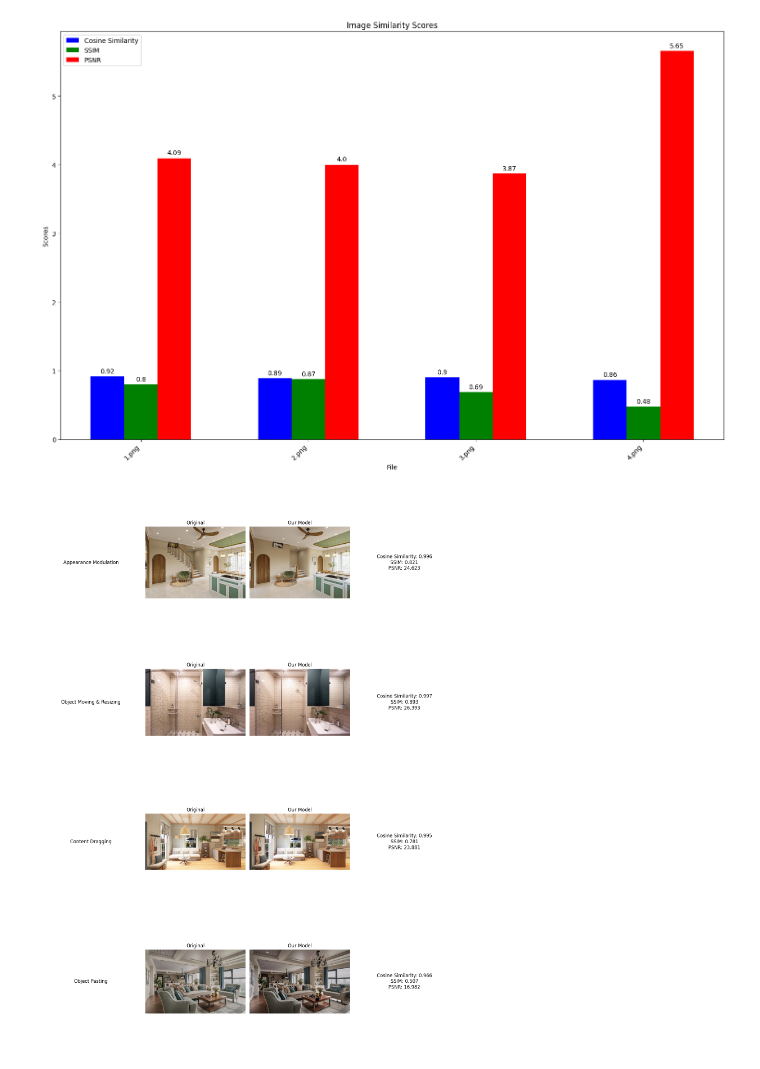
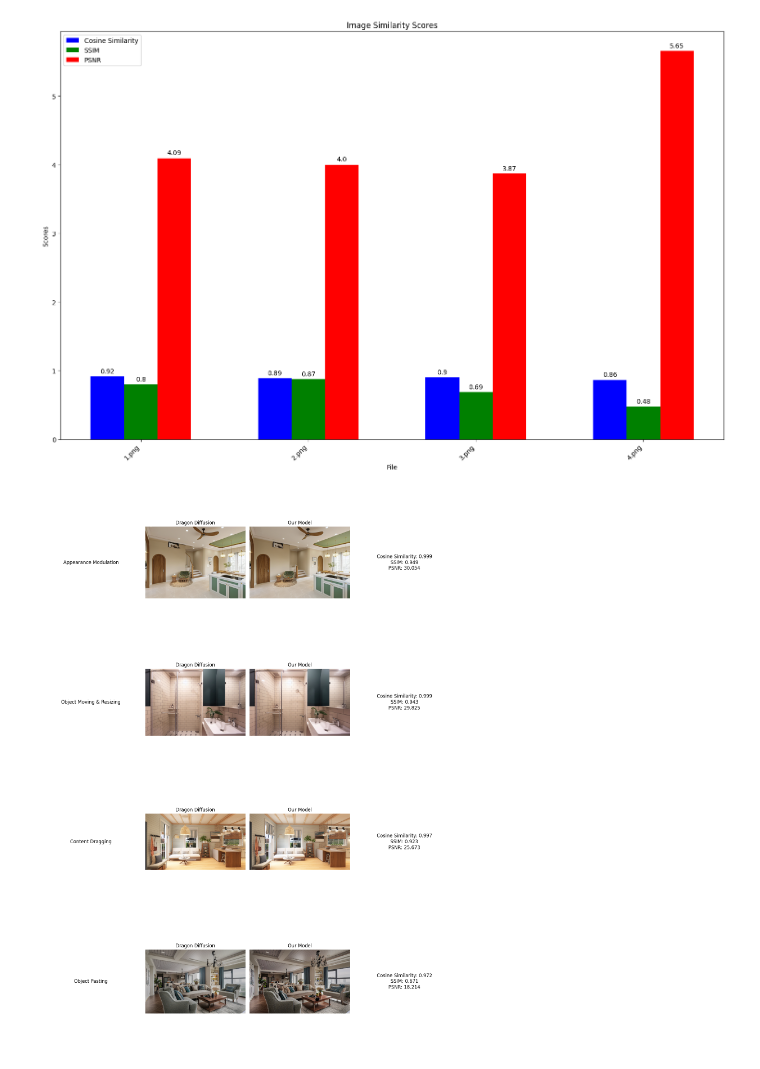
Before and after one commit to Ekanara/AI-Tool-for-Room-Decoration, a Jupyter notebook: plot.ipynb, the cells around one changed output. Drawn from its saved outputs; the diff is of its cells as text; code cells hidden in the pictures.

Commit message:
Comparison with dragon diffusion and our model

```diff
--- a/plot.ipynb
+++ b/plot.ipynb
@@ -184,7 +184,7 @@ plt.show()
 [figure]
 # %%
 base_dir = 'img'
-original_folder = os.path.join(base_dir, 'Original')
+original_folder = os.path.join(base_dir, 'DragonDiffusion')
 modified_folder = os.path.join(base_dir, 'OurModel')
 
 # Plot the images and their similarity scores
@@ -199,32 +199,32 @@ for i, file_name in enumerate(sorted_file_names):
     modified_image = np.array(Image.open(os.path.join(modified_folder, file_name)))
 
     # Resize the original image to match the dimensions of the modified image
     original_image_resized = np.array(Image.fromarray(original_image).resize(modified_image.shape[:2][::-1]))
 
     # Calculate the similarity scores
     cosine_similarity = calculate_cosine_score(original_image_resized, modified_image)
     ssim_score = calculate_ssim_score(original_image_resized, modified_image)
     psnr_score = calculate_psnr(original_image_resized, modified_image)
 
     axs[i, 0].text(0.5, 0.5, function_labels[i], horizontalalignment='center', verticalalignment='center', fontsize=12)
     axs[i, 0].axis('off')
 
     # Plot the original image
     axs[i, 1].imshow(original_image_resized)
-    axs[i, 1].set_title('Original')
+    axs[i, 1].set_title('Dragon Diffusion')
     axs[i, 1].axis('off')
 
     # Plot the modified image
     axs[i, 2].imshow(modified_image)
     axs[i, 2].set_title('Our Model')
     axs[i, 2].axis('off')
 
     # Display similarity scores
     axs[i, 3].text(0.5, 0.5, f"Cosine Similarity: {cosine_similarity:.3f}\nSSIM: {ssim_score:.3f}\nPSNR: {psnr_score:.3f}", horizontalalignment='center', verticalalignment='center', fontsize=12)
     axs[i, 3].axis('off')
 
 plt.tight_layout()
 plt.savefig('comparison.png')
 plt.show()
 # %% [output]
-[figure, old version]
+[figure, new version]
```
Also changed, not shown: 1 other file.
